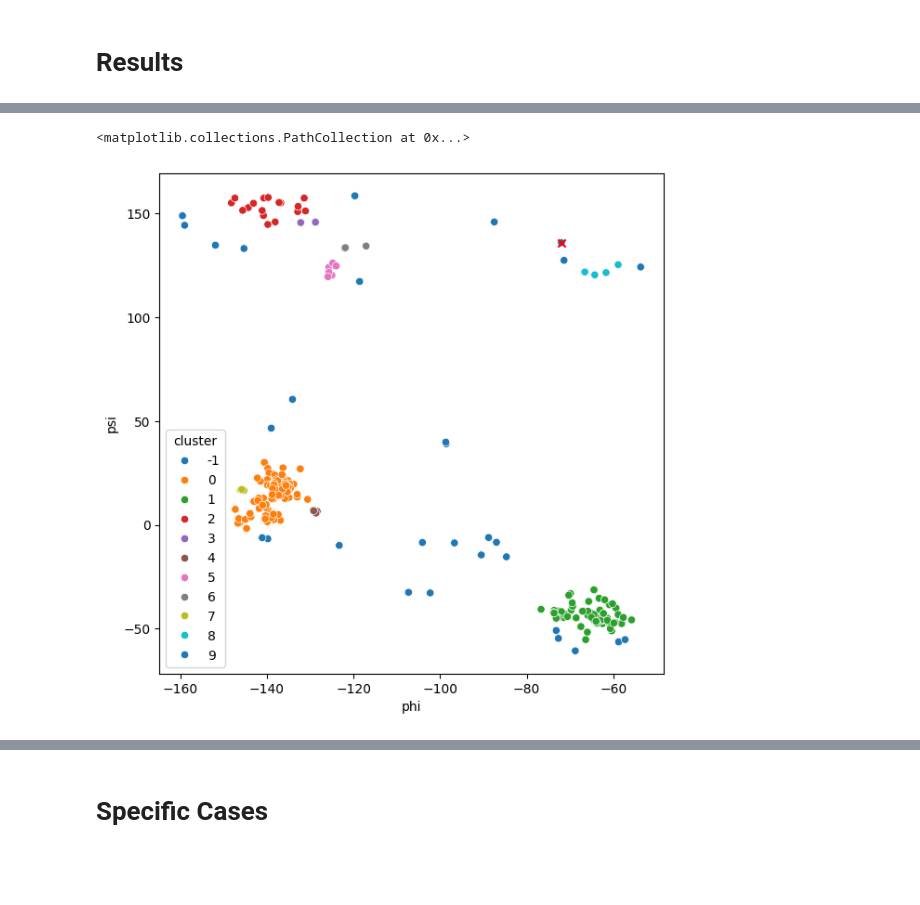
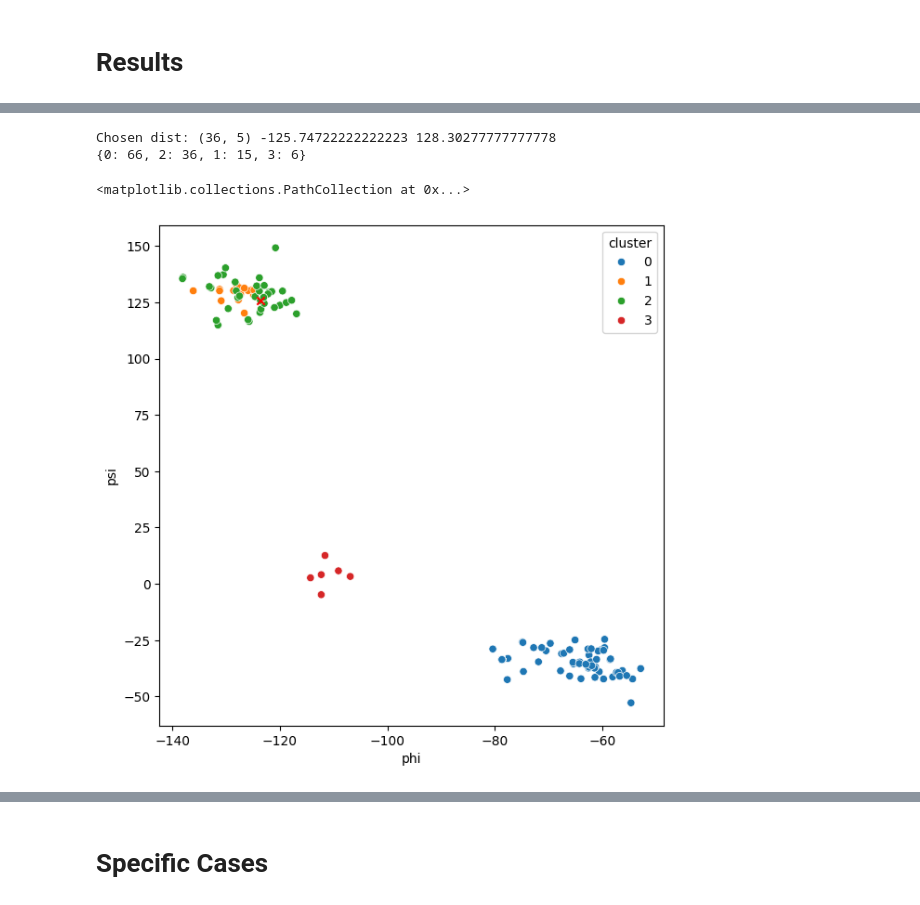
Before and after one commit to Musa-Azeem/protein-dihedral-visualization, a Jupyter notebook: multi-window.ipynb, the cells around one changed output, grey strips where cells are left out. Cells and saved outputs as stored; diff of their text form; code cells hidden in the pictures; blank space fills up the shorter version.

```diff
--- a/multi-window.ipynb
+++ b/multi-window.ipynb
@@ -391,13 +420,18 @@ def find_phi_psi_c(phi_psi_dist, phi_psi_ctxt_dist, eps, bw_method, kdews):
 # %%
-seq = overlapping_seqs[0]
+eps = 25
+bw_method = None
+seq = overlapping_seqs[2]
 inner_seq = get_subseq(seq)
 phi_psi_dist = phi_psi_mined.loc[phi_psi_mined.seq == inner_seq][['phi','psi']].copy()
 phi_psi_ctxt_dist = phi_psi_mined_ctxt.loc[phi_psi_mined_ctxt.seq == seq][['phi','psi']].copy()
 phi_psi_dist, phi_psi_dist_c, most_likely = find_phi_psi_c(phi_psi_dist, phi_psi_ctxt_dist, eps, bw_method, kdews)
-
+value_counts = phi_psi_dist.cluster.value_counts().sort_values(ascending=False)
+print(value_counts.to_dict())
 fig, ax = plt.subplots(figsize=(7,7))
 sns.scatterplot(data=phi_psi_dist, x='phi', y='psi', hue='cluster', palette='tab10')
 ax.scatter(most_likely.phi, most_likely.psi, marker='x', color='r')
 # %% [output]
-<matplotlib.collections.PathCollection at 0x...>
+Chosen dist: (36, 5) -125.74722222222223 128.30277777777778
+{0: 66, 2: 36, 1: 15, 3: 6}
+<matplotlib.collections.PathCollection at 0x...>
-[figure, old version]
+[figure, new version]
```
Also changed, not shown: parts of 19 cells of this notebook, 2 other files.
